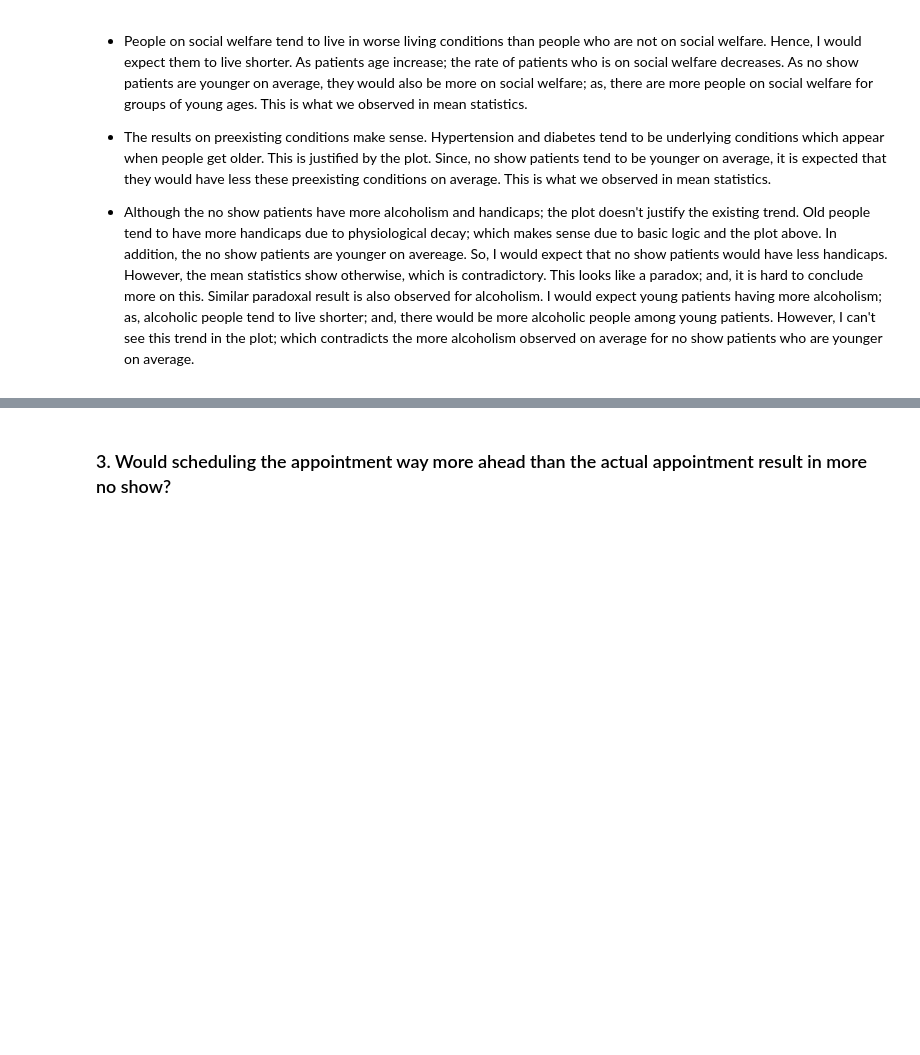
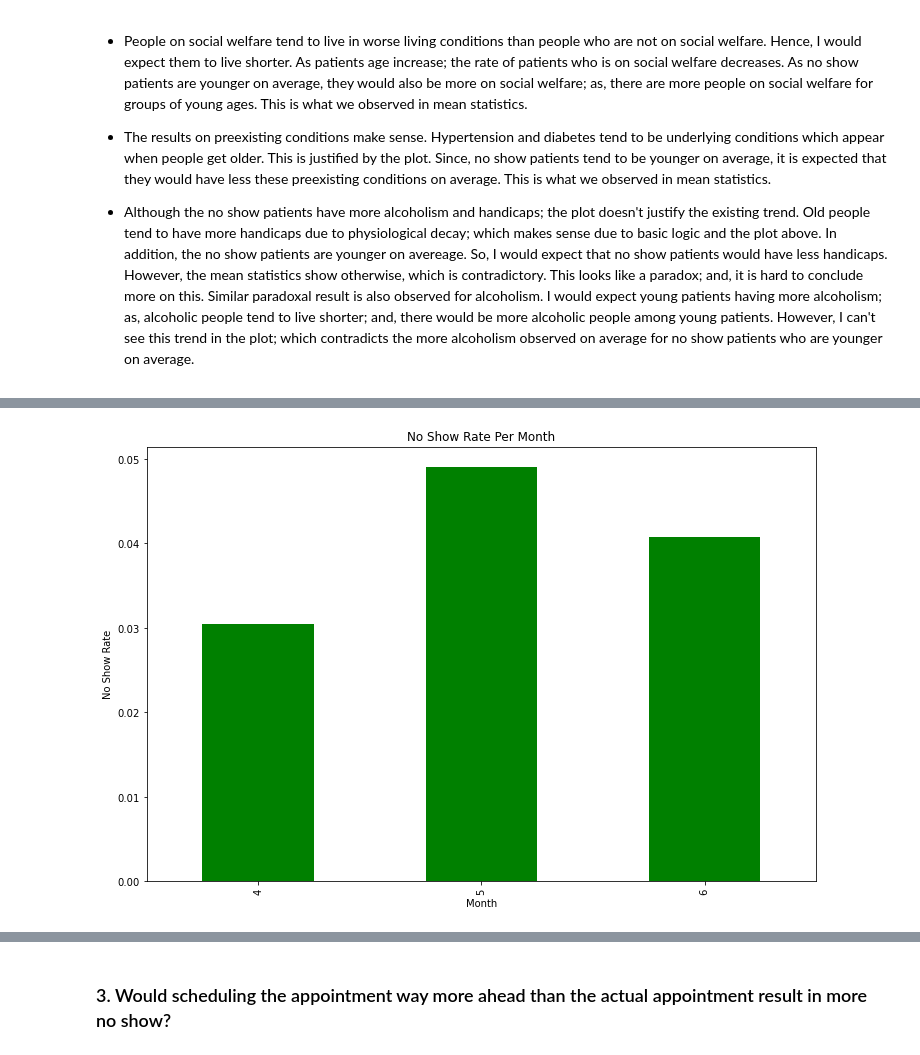
Before and after one commit to kmancuhan/no_show_appointment_analysis, a Jupyter notebook: investigate-a-dataset-template.ipynb, the cells around one changed output, grey strips where cells are left out. Drawn from its saved outputs; the diff is of its cells as text; code cells hidden in the pictures; blank space fills up the shorter version.

```diff
--- a/investigate-a-dataset-template.ipynb
+++ b/investigate-a-dataset-template.ipynb
@@ -396,0 +450,4 @@ plt.title('Change of Characteristic Proportion Over Age');
+# %%
+make_bar_plot(no_show_rate_per_month, 'Month', 'No Show Rate', 'No Show Rate Per Month', 'green')
+# %% [output]
+[figure, added]
```
Also changed, not shown: parts of 18 cells of this notebook.
